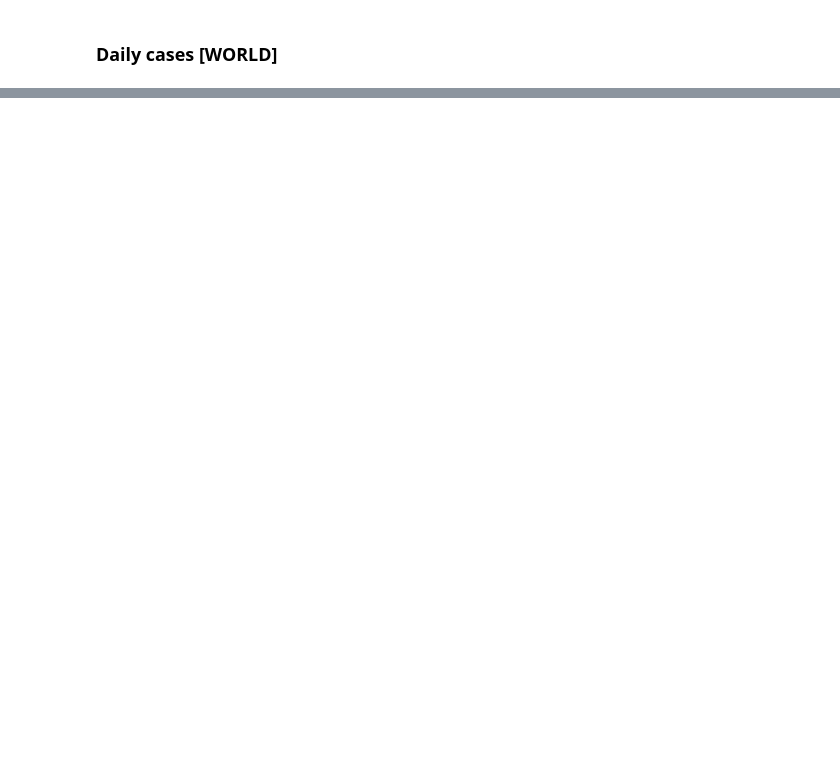
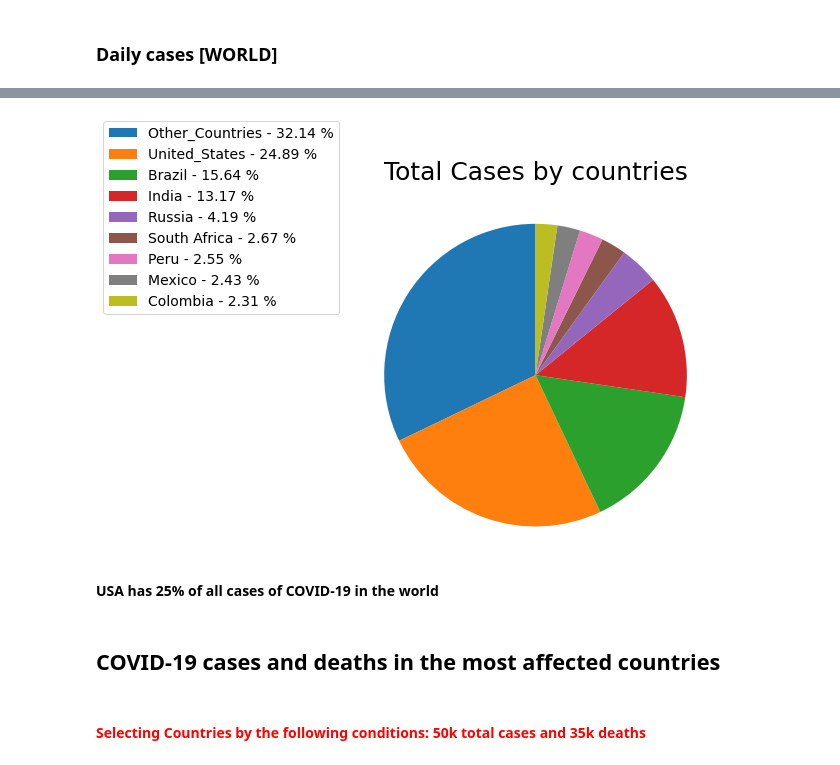
Before and after one commit to davimercatelli/Covid-19-Data, a Jupyter notebook: ARIMA_Forecast_Uncomplete.ipynb, the cells around one changed output, grey strips where cells are left out. Cells and saved outputs as stored; diff of their text form; code cells hidden in the pictures; blank space fills up the shorter version.

Commit message:
COVID-19

```diff
--- a/ARIMA_Forecast_Uncomplete.ipynb
+++ b/ARIMA_Forecast_Uncomplete.ipynb
@@ -134,0 +145,12 @@ plt.show()
+# %%
+dfFilter = df.loc[:,['date', 'location', 'total_cases', 'total_deaths']]
+dfFilter = dfFilter[
+        (df['location'] != 'World') &
+        (df['location'] != 'International')
+]
+# %%
+dfToday = dfFilter[dfFilter['date'] == dfFilter['date'].max()]
+# %%
+sumCases = dfToday.groupby(['location']).sum()
+sumCases.reset_index(level=0, inplace=True)
+sumCases.loc[sumCases['total_cases'] <= 500000, ['location']] = 'Other_Countries'
@@ -134,0 +159,4 @@ plt.show()
+# %%
+sumCases = sumCases.groupby(['location']).sum()
+sumCases = sumCases.sort_values(by=['total_cases'], ascending=False)
+sumCases
@@ -134,0 +175,26 @@ plt.show()
+# %%
+x = sumCases.index
+y = sumCases.total_cases
+
+porcent = 100.*y/y.sum()
+fig = plt.figure(figsize=(10.20,5.80))
+patches, texts = plt.pie(y, startangle=90, radius=1.2)
+labels = ['{0} - {1:1.2f} %'.format(i,j) for i,j in zip(x, porcent)]
+
+sort_legend = True
+if sort_legend:
+    patches, labels, dummy =  zip(*sorted(zip(patches, labels, y),
+                                          key=lambda x: x[2],
+                                          reverse=True))
+
+plt.legend(patches, labels, loc='center right', bbox_to_anchor=(-0.1, 1.), fontsize=14)
+plt.title('Total Cases by countries', fontsize=25, y=1.1)
+plt.show()
+# %% [output]
+[figure, added]
+# %% [markdown]
+#### USA has 25% of all cases of COVID-19 in the world
+# %% [markdown]
+##  COVID-19 cases and deaths in the most affected countries
+# %% [markdown]
+#### <span style="color:red">Selecting Countries by the following conditions: 50k total cases and 35k deaths</span>
```
Also changed, not shown: parts of 78 cells of this notebook.
